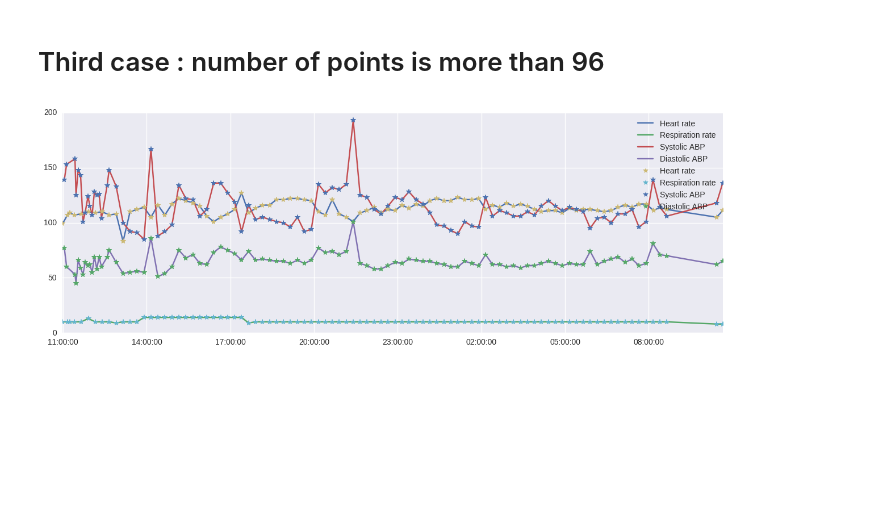
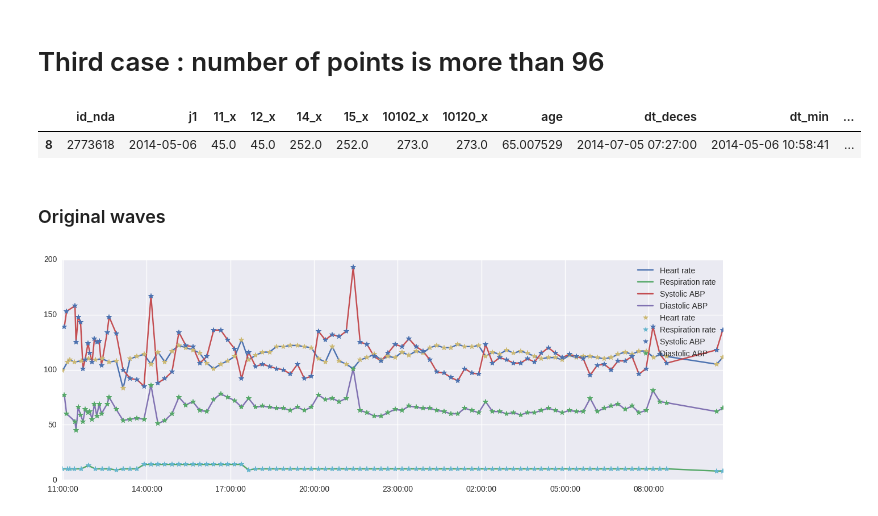
Before and after one commit to catherineverdiergo/IPYNB, a Jupyter notebook: Waves normalization-interpolation.ipynb, the cells around one changed output. Cells and saved outputs as stored; diff of their text form; code cells hidden in the pictures; blank space fills up the shorter version.

```diff
--- a/Waves normalization-interpolation.ipynb
+++ b/Waves normalization-interpolation.ipynb
@@ -283,6 +295,13 @@ plot_waves_from_lists(list_waves, list_labels)
 [figure]
 # %% [markdown]
 # Third case : number of points is more than 96
+# %%
+result[(result['id_nda']=='2773618') & (result['j1']=='2014-05-06')]
+# %% [output]
+|  | id_nda | j1 | 11_x | 12_x | 14_x | 15_x | 10102_x | 10120_x | age | dt_deces | dt_min | ... |
+| 8 | 2773618 | 2014-05-06 | 45.0 | 45.0 | 252.0 | 252.0 | 273.0 | 273.0 | 65.007529 | 2014-07-05 07:27:00 | 2014-05-06 10:58:41 | ... |
+# %% [markdown]
+### Original waves
 # %%
 # 2773618 2014-05-06
 plot_waves(conn, 2773618, '2014-05-06')
```
Also changed, not shown: parts of 8 cells of this notebook.
